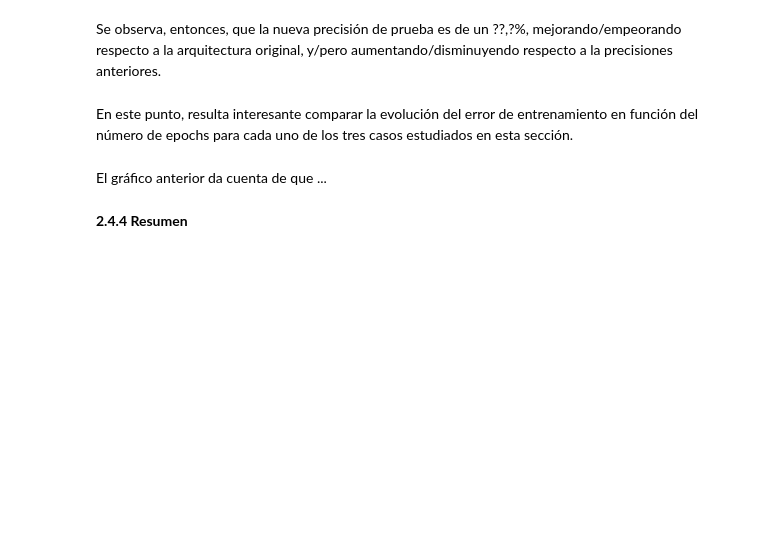
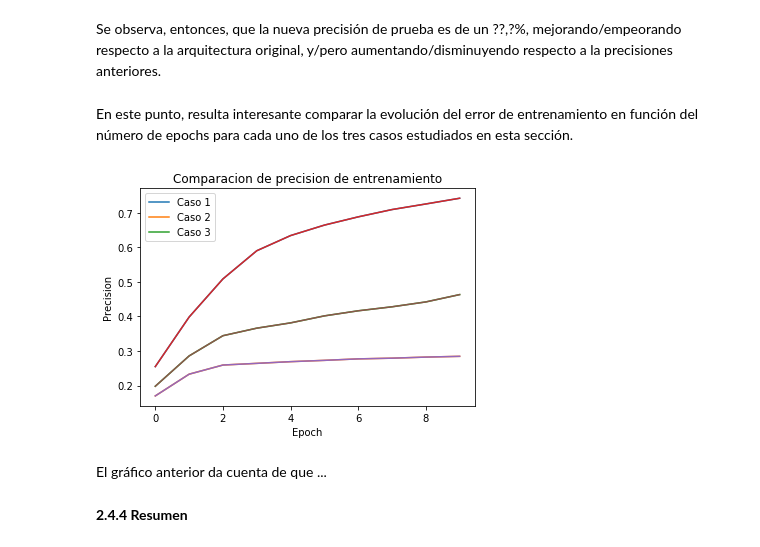
Before and after one commit to Seba93/Tarea2-ANN, a Jupyter notebook: problema2/Problema2.ipynb, the cells around one changed output. Saved outputs shown, nothing was run; the diff lists cells and outputs as text; code cells hidden in the pictures; blank space fills up the shorter version.

```diff
--- a/problema2/Problema2.ipynb
+++ b/problema2/Problema2.ipynb
@@ -146,10 +152,10 @@ Y_test = np_utils.to_categorical(y_test, n_classes)
 En este punto, también es conveniente generar un conjunto de validación para la comparación de diferentes arquitecturas en las siguientes secciones. Para esto, se extraerá aproximádamente el 20% final de los registros (14.651 registros) del conjunto de entrenamiento para construir el conjunto de validación, quedando el 80% restante como conjunto de entrenamiento (58.606 registros).
 # %%
 # Se construye conjunto de validación y posteriormente se reestructura conjunto de entrenamiento
-X_val = X_train[int(math.ceil(0.8 * X_train.shape[0])) : , :, :, :]
-Y_val = Y_train[int(math.ceil(0.8 * Y_train.shape[0])) :]
-X_train = X_train[: int(math.ceil(0.8 * X_train.shape[0])), :, :, :]
-Y_train = Y_train[: int(math.ceil(0.8 * Y_train.shape[0])), :]
+#X_val = X_train[int(math.ceil(0.8 * X_train.shape[0])) : , :, :, :]
+#Y_val = Y_train[int(math.ceil(0.8 * Y_train.shape[0])) :]
+#X_train = X_train[: int(math.ceil(0.8 * X_train.shape[0])), :, :, :]
+#Y_train = Y_train[: int(math.ceil(0.8 * Y_train.shape[0])), :]
 # %% [markdown]
 ** 2.3 Construcción de modelo clasificador **
 # %% [markdown]
@@ -354,12 +404,14 @@ En este punto, resulta interesante comparar la evolución del error de entrenami
 # %%
 plt.plot(case_one_history.history['acc'])
 plt.plot(case_two_history.history['acc'])
 plt.plot(case_three_history.history['acc'])
-plt.title('Comparación de precision de entrenamiento')
+plt.title('Comparacion de precision de entrenamiento')
 plt.ylabel('Precision')
 plt.xlabel('Epoch')
 plt.legend(['Caso 1', 'Caso 2', 'Caso 3'], loc='upper left')
 plt.show()
+# %% [output]
+[figure, added]
 # %% [markdown]
 El gráfico anterior da cuenta de que ...
 # %% [markdown]
```
Also changed, not shown: parts of 19 cells of this notebook.
